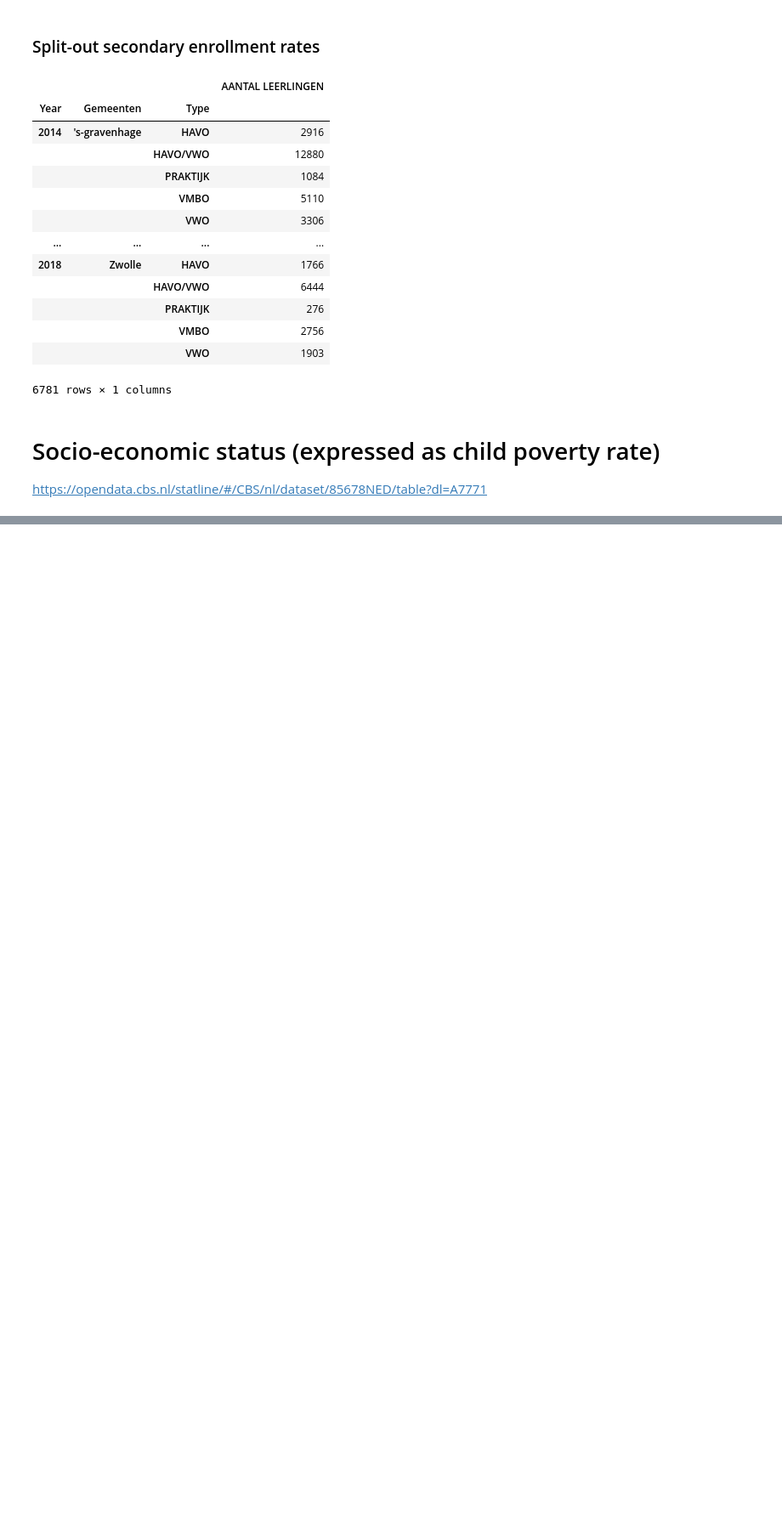
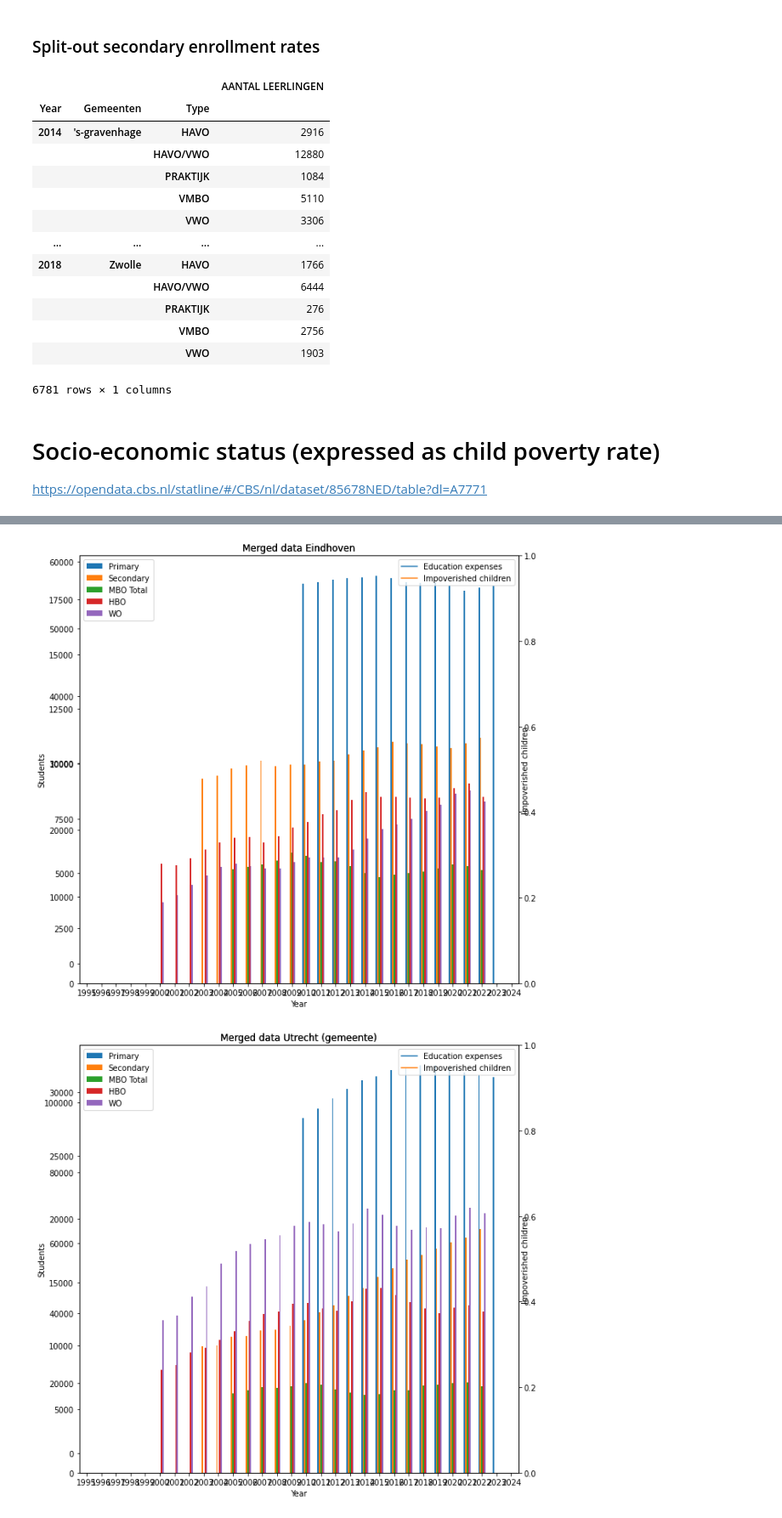
Before and after one commit to Thais02/knowledge2024, a Jupyter notebook: DataProcessing_ultimate.ipynb, the cells around one changed output, grey strips where cells are left out. Shown at 85% size. Drawn from its saved outputs; the diff is of its cells as text; code cells hidden in the pictures; blank space fills up the shorter version.

Commit message:
Merged df, many fixes to all dfs, [wip] plotting merged

```diff
--- a/DataProcessing_ultimate.ipynb
+++ b/DataProcessing_ultimate.ipynb
@@ -172,0 +177,10 @@ get_poverty_df(get_csv('Laag_en_langdurig_laag_inkomen_'))
+# %%
+from merging import get_merged_df
+
+
+merged_df = get_merged_df(
+    DATA_DIR,
+    get_csv('Regionale_kerncijfers_'), get_csv('primary_education_'), get_csv('georef'),
+    get_csv('Laag_en_langdurig_laag_inkomen_'),
+)
+merged_df
@@ -172,0 +202,9 @@ get_poverty_df(get_csv('Laag_en_langdurig_laag_inkomen_'))
+# %%
+from merging import plot_merged_df
+
+
+for plot in plot_merged_df(merged_df, cities=['Eindhoven', 'Utrecht (gemeente)']):
+    pass
+# %% [output]
+[figure, added]
+[figure, added]
```
Also changed, not shown: parts of 2 cells of this notebook, 4 other files.
